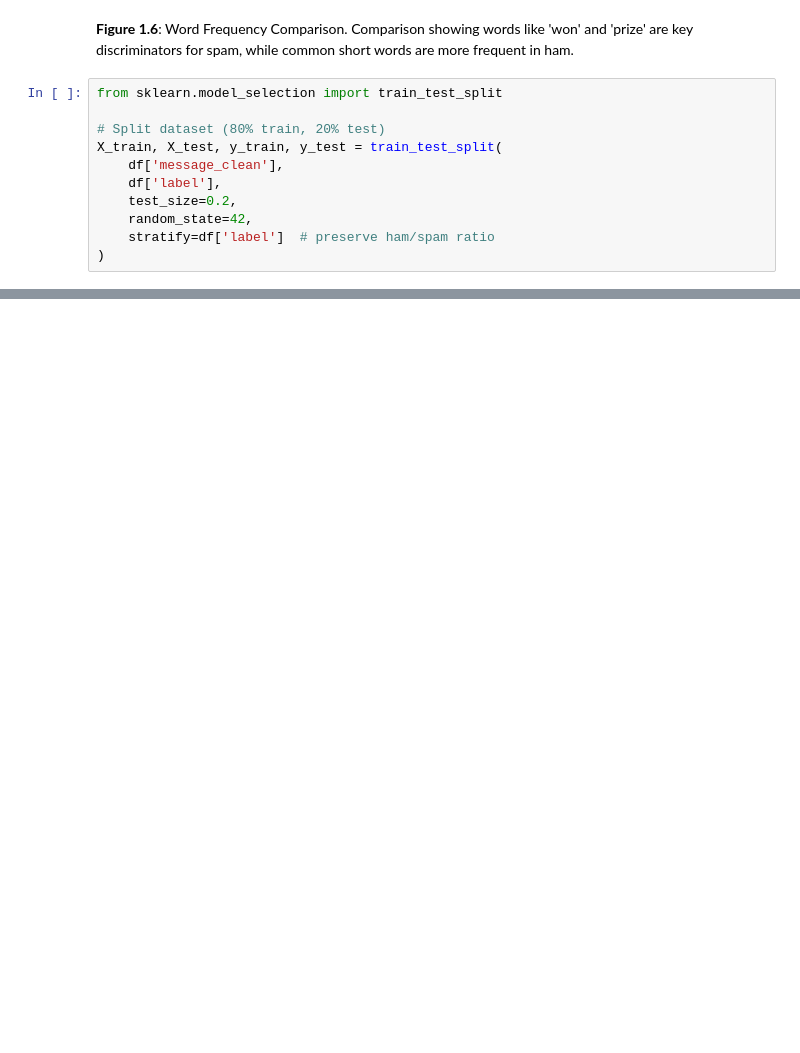
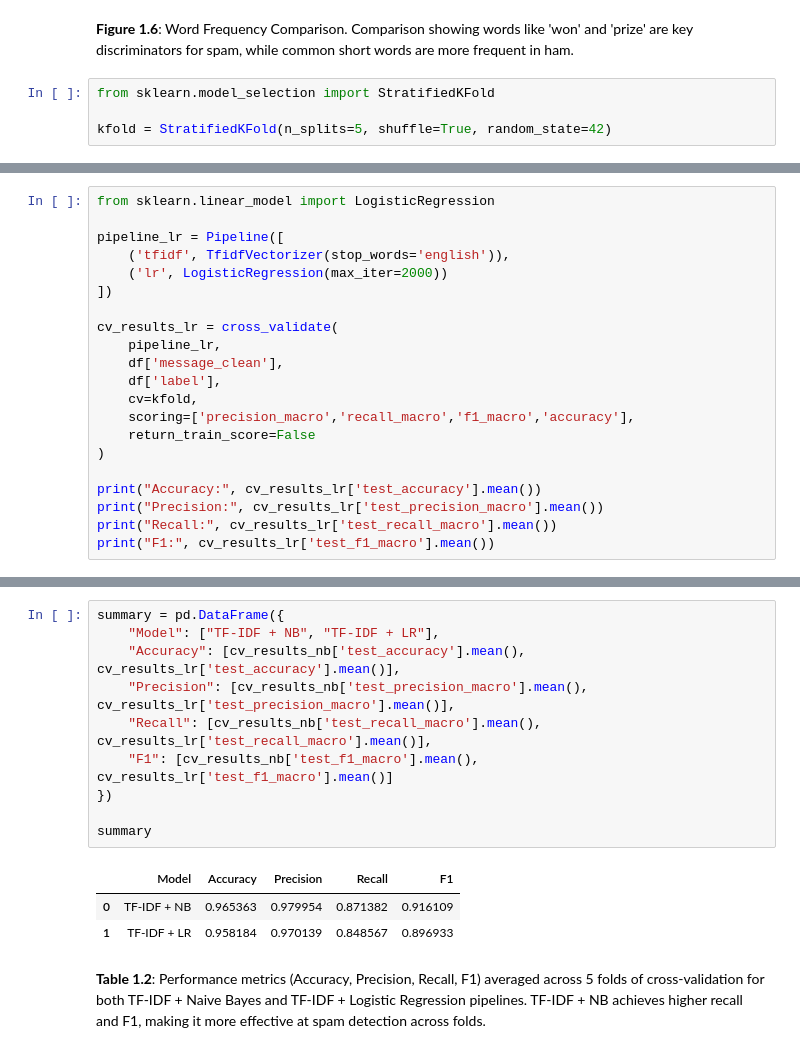
Before and after one commit to milenkirilov888/ce4145-natural-language-processing, a Jupyter notebook: coursework.ipynb, the cells around one changed output, grey strips where cells are left out. Drawn from its saved outputs; the diff is of its cells as text; blank space fills up the shorter version.

```diff
--- a/coursework.ipynb
+++ b/coursework.ipynb
@@ -175,16 +145,9 @@ plt.show()
 # %% [markdown]
 **Figure 1.6**: Word Frequency Comparison. Comparison showing words like 'won' and 'prize' are key discriminators for spam, while common short words are more frequent in ham.
 # %%
-from sklearn.model_selection import train_test_split
+from sklearn.model_selection import StratifiedKFold
 
-# Split dataset (80% train, 20% test)
-X_train, X_test, y_train, y_test = train_test_split(
-    df['message_clean'],
-    df['label'],
-    test_size=0.2,
-    random_state=42,
-    stratify=df['label']  # preserve ham/spam ratio
-)
+kfold = StratifiedKFold(n_splits=5, shuffle=True, random_state=42)
 # %% [markdown]
 ## **2. Representation Learning**
 
@@ -265,0 +201,21 @@ plt.show()
+# %%
+from sklearn.linear_model import LogisticRegression
+
+pipeline_lr = Pipeline([
+    ('tfidf', TfidfVectorizer(stop_words='english')),
+    ('lr', LogisticRegression(max_iter=2000))
+])
+
+cv_results_lr = cross_validate(
+    pipeline_lr,
+    df['message_clean'],
+    df['label'],
+    cv=kfold,
+    scoring=['precision_macro','recall_macro','f1_macro','accuracy'],
+    return_train_score=False
+)
+
+print("Accuracy:", cv_results_lr['test_accuracy'].mean())
+print("Precision:", cv_results_lr['test_precision_macro'].mean())
+print("Recall:", cv_results_lr['test_recall_macro'].mean())
+print("F1:", cv_results_lr['test_f1_macro'].mean())
@@ -265,0 +240,16 @@ plt.show()
+# %%
+summary = pd.DataFrame({
+    "Model": ["TF-IDF + NB", "TF-IDF + LR"],
+    "Accuracy": [cv_results_nb['test_accuracy'].mean(), cv_results_lr['test_accuracy'].mean()],
+    "Precision": [cv_results_nb['test_precision_macro'].mean(), cv_results_lr['test_precision_macro'].mean()],
+    "Recall": [cv_results_nb['test_recall_macro'].mean(), cv_results_lr['test_recall_macro'].mean()],
+    "F1": [cv_results_nb['test_f1_macro'].mean(), cv_results_lr['test_f1_macro'].mean()]
+})
+
+summary
+# %% [output]
+|  | Model | Accuracy | Precision | Recall | F1 |
+| 0 | TF-IDF + NB | 0.965363 | 0.979954 | 0.871382 | 0.916109 |
+| 1 | TF-IDF + LR | 0.958184 | 0.970139 | 0.848567 | 0.896933 |
+# %% [markdown]
+**Table 1.2**: Performance metrics (Accuracy, Precision, Recall, F1) averaged across 5 folds of cross-validation for both TF-IDF + Naive Bayes and TF-IDF + Logistic Regression pipelines. TF-IDF + NB achieves higher recall and F1, making it more effective at spam detection across folds.
```
Also changed, not shown: parts of 22 cells of this notebook, 1 other file.
